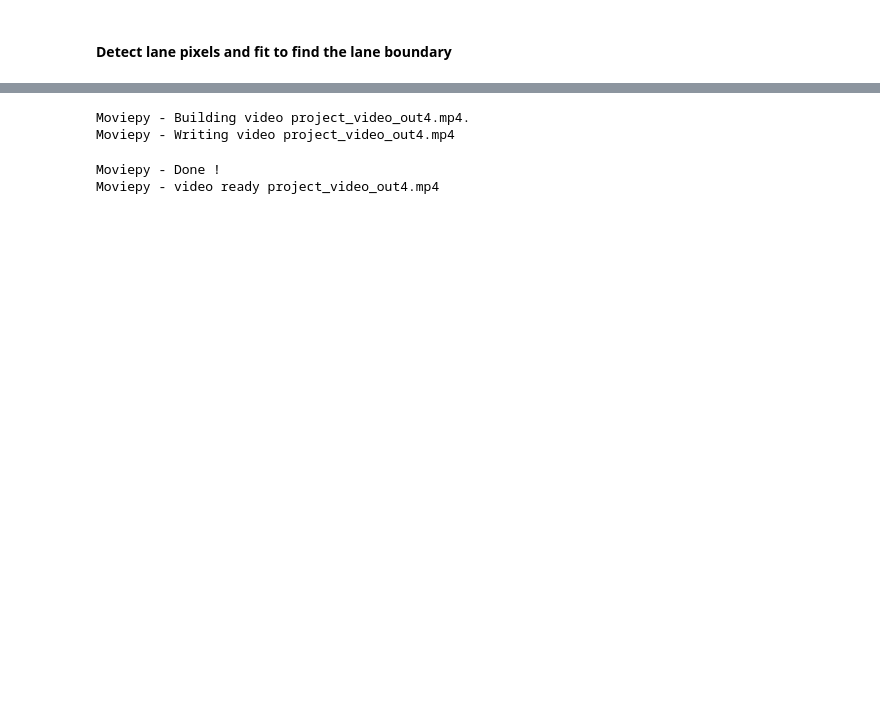
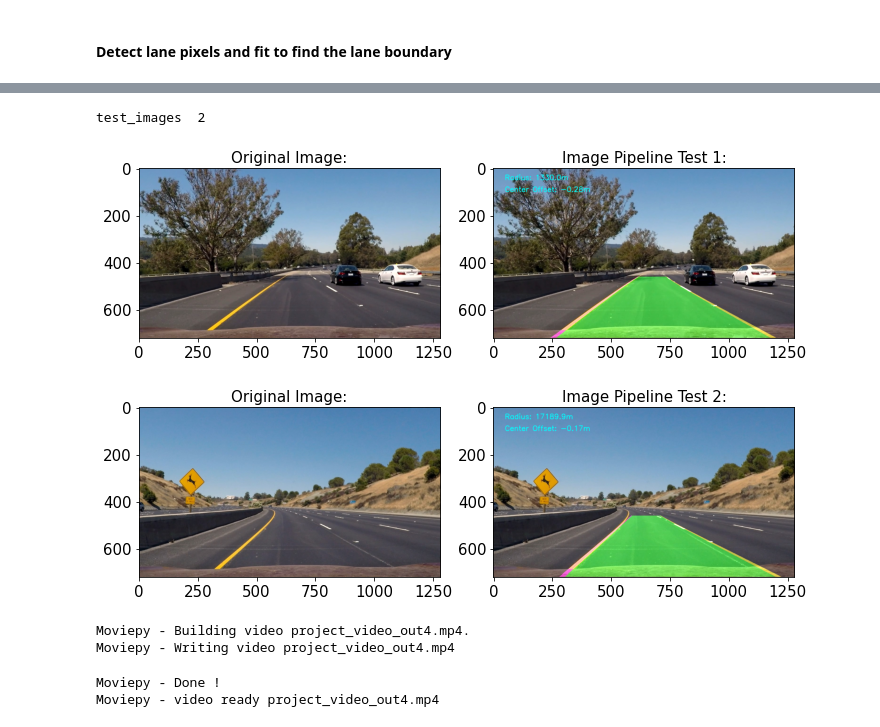
Before and after one commit to Usam95/CarND-Advanced-Lane-Lines, a Jupyter notebook: Advanced_Lane_Lines_final.ipynb, the cells around one changed output, grey strips where cells are left out. Cells and saved outputs as stored; diff of their text form; code cells hidden in the pictures; blank space fills up the shorter version.

```diff
--- a/Advanced_Lane_Lines_final.ipynb
+++ b/Advanced_Lane_Lines_final.ipynb
@@ -787,6 +757,12 @@ def img_pipeline(image):
                 cv2.FONT_HERSHEY_SIMPLEX, 1, (255, 255, 0), 2, bottomLeftOrigin=False)
 
     return result
+# %%
+pipeline(op='Image Pipeline')
+# %% [output]
+test_images  2
+[figure, added]
+[figure, added]
 # %%
 def video_pipeline(video_file, output_file, process_method):
     """
```
Also changed, not shown: parts of 11 cells of this notebook, 19 other files.
